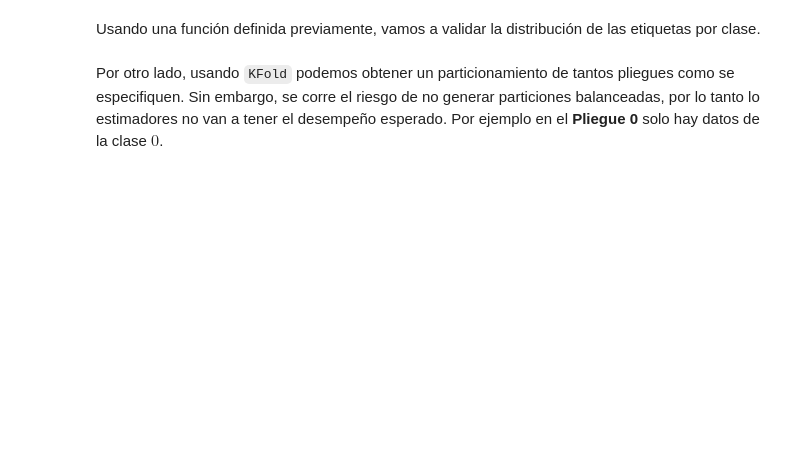
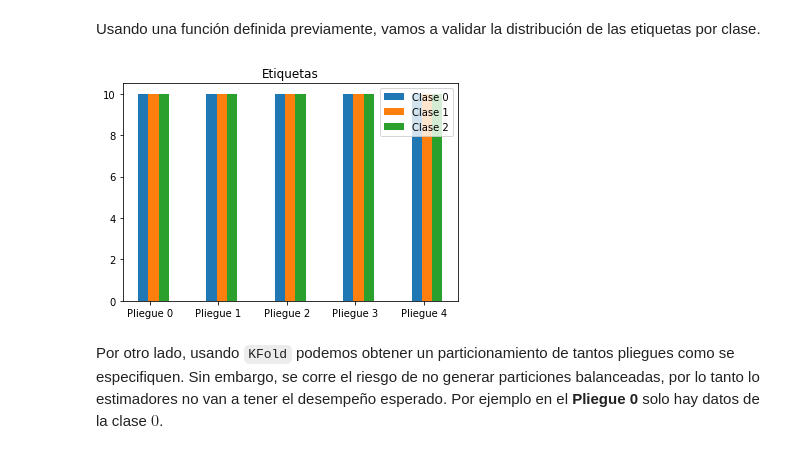
Before and after one commit to almonil/machinelearning, a Jupyter notebook: notebooks/01_machinelearnig/04_artificialintelligence_svm_modelselection_SOL.ipynb, the cells around one changed output. Cells and saved outputs as stored; diff of their text form; code cells hidden in the pictures; blank space fills up the shorter version.

```diff
--- a/notebooks/01_machinelearnig/04_artificialintelligence_svm_modelselection_SOL.ipynb
+++ b/notebooks/01_machinelearnig/04_artificialintelligence_svm_modelselection_SOL.ipynb
@@ -493,6 +539,10 @@ from sklearn.model_selection import cross_val_score, KFold, StratifiedKFold
 El parámetro `cv` en `cross_val_score` controla el número de pliegues a usar.
 # %%
 # Carga de datos iris
+X=iris.data
+y=iris.target
+
+classifier=LinearSVC()
 # %%
 # Validación cruzada para k=5
 scores = cross_val_score(classifier, X, y, cv=5)
@@ -507,3 +562,10 @@ scores = cross_val_score(classifier, X, y, cv=5)
 # Realizar la estratificación y mostrar:
 # Tamaño entrenamiento:
 # Tamaño validación:
+
+cv= StratifiedKFold(n_splits=5)
+
+for train, val in cv.split(X,y):
+  print(val)
+  print(len(train))
+  print(len(val))
@@ -514,2 +595,15 @@ Usando una función definida previamente, vamos a validar la distribución de la
+# %%
+# Utilizar plot_labels con StratifiedKFold
+n_folds=5
+cv=StratifiedKFold(n_splits=n_folds)
+
+y_labels=[]
+
+for train, val in cv.split(X,y):
+  y_labels.append(y[val])
+
+plot_labels(n_folds,3,y_labels)
+# %% [output]
+[figure, added]
 # %% [markdown]
 Por otro lado, usando `KFold` podemos obtener un particionamiento de tantos pliegues como se especifiquen. Sin embargo, se corre el riesgo de no generar particiones balanceadas, por lo tanto lo estimadores no van a tener el desempeño esperado. Por ejemplo en el **Pliegue 0** solo hay datos de la clase $0$.
```
Also changed, not shown: parts of 31 cells of this notebook.
